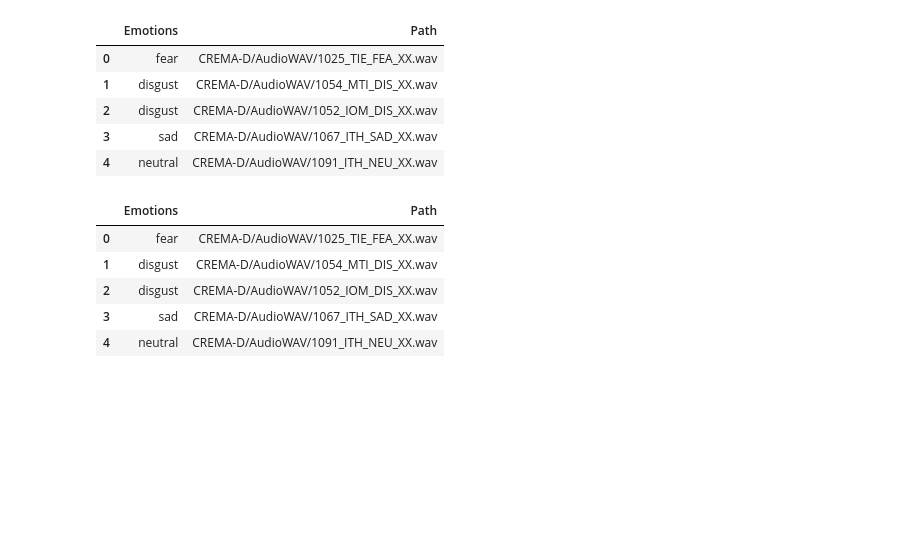
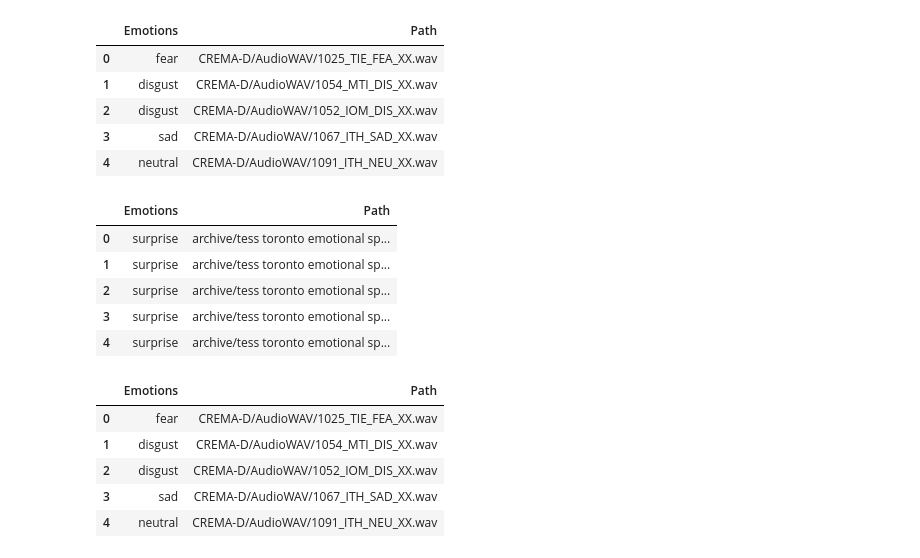
Before and after one commit to PratLyZol/Research, a Jupyter notebook: Untitled-1.ipynb, the cells around one changed output. Cells and saved outputs as stored; diff of their text form; code cells hidden in the pictures; blank space fills up the shorter version.

```diff
--- a/Untitled-1.ipynb
+++ b/Untitled-1.ipynb
@@ -43,4 +67,36 @@ Crema_df.head()
 | 2 | disgust | CREMA-D/AudioWAV/1052_IOM_DIS_XX.wav |
 | 3 | sad | CREMA-D/AudioWAV/1067_ITH_SAD_XX.wav |
 | 4 | neutral | CREMA-D/AudioWAV/1091_ITH_NEU_XX.wav |
+# %%
+Tess = 'archive/tess toronto emotional speech set data/TESS Toronto emotional speech set data'
+tess_directory_list = os.listdir(Tess)
+
+file_emotion = []
+file_path = []
+
+for dir in tess_directory_list:
+    directories = os.listdir(Tess + '/' + dir)
+    for file in directories:
+        part = file.split('.')[0]
+        part = part.split('_')[2]
+        if part=='ps':
+            file_emotion.append('surprise')
+        else:
+            file_emotion.append(part)
+        file_path.append(Tess + dir + '/' + file)
+
+# dataframe for emotion of files
+emotion_df = pd.DataFrame(file_emotion, columns=['Emotions'])
+
+# dataframe for path of files.
+path_df = pd.DataFrame(file_path, columns=['Path'])
+Tess_df = pd.concat([emotion_df, path_df], axis=1)
+Tess_df.head()
+# %% [output]
+|  | Emotions | Path |
+| 0 | surprise | archive/tess toronto emotional sp... |
+| 1 | surprise | archive/tess toronto emotional sp... |
+| 2 | surprise | archive/tess toronto emotional sp... |
+| 3 | surprise | archive/tess toronto emotional sp... |
+| 4 | surprise | archive/tess toronto emotional sp... |
 # %%
```
Also changed, not shown: parts of 23 cells of this notebook.
